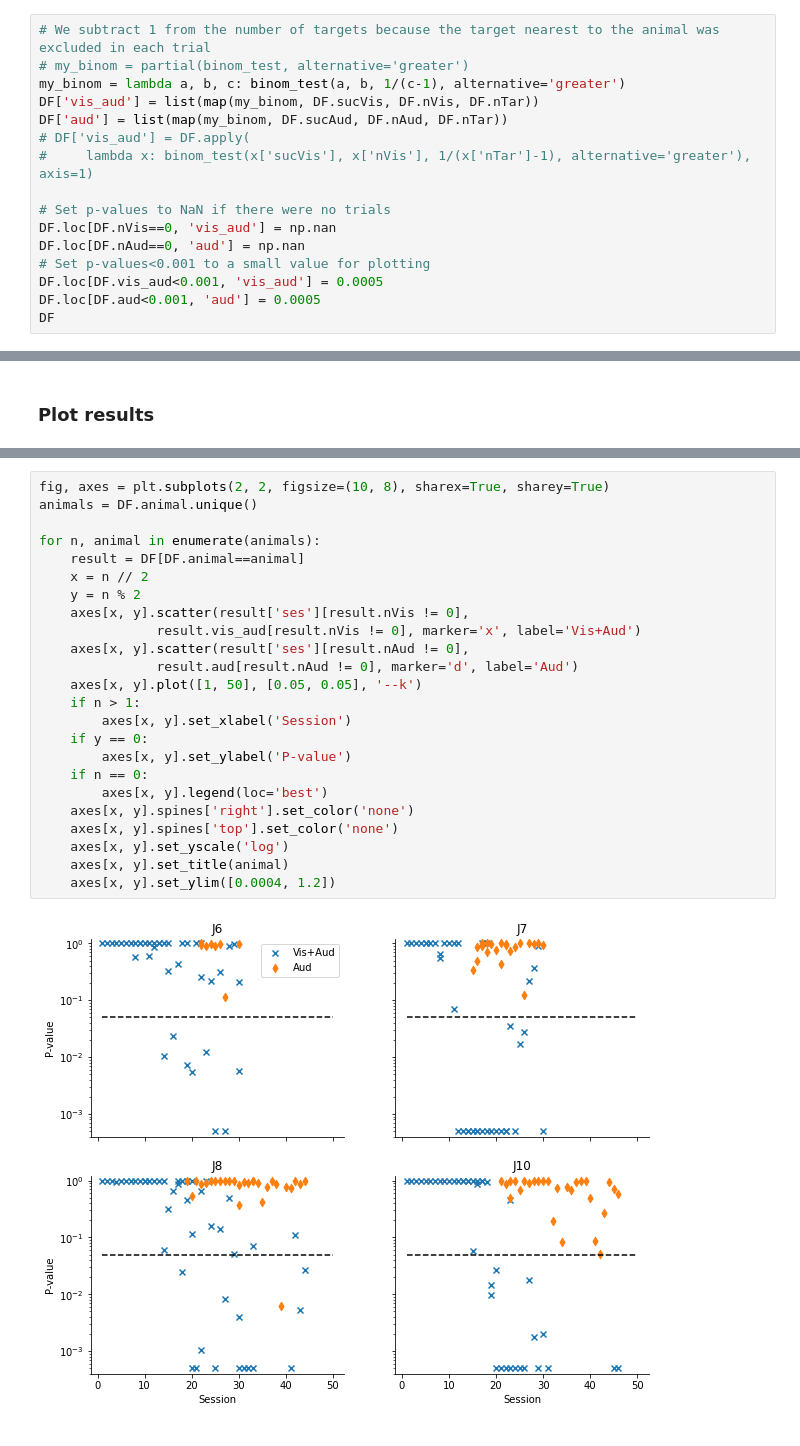
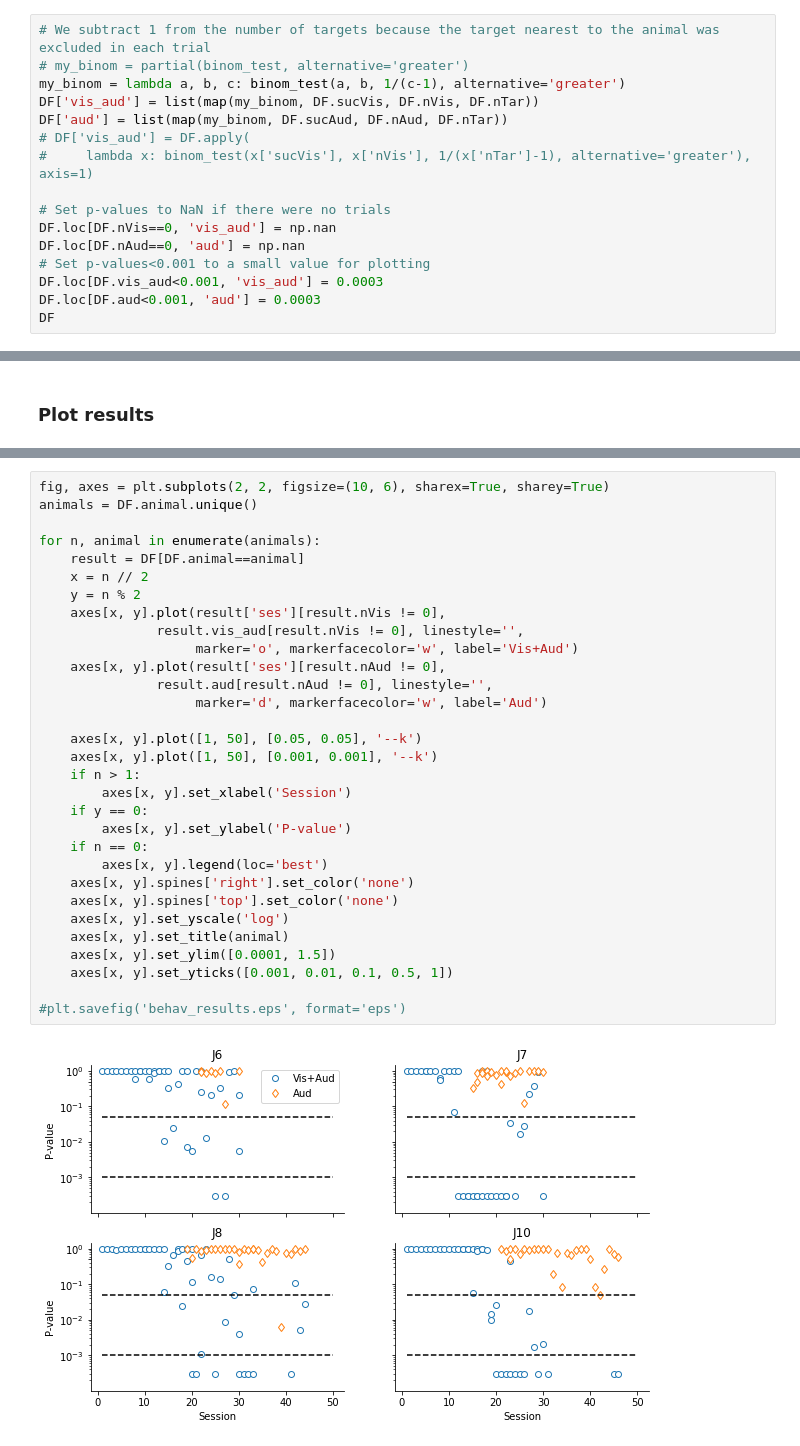
Before and after one commit to yoojin-chung/ED-CS, a Jupyter notebook: plot_behav.ipynb, the cells around one changed output, grey strips where cells are left out. Cells and saved outputs as stored; diff of their text form.

Commit message:
Edited plot for publication

```diff
--- a/plot_behav.ipynb
+++ b/plot_behav.ipynb
@@ -43,8 +43,8 @@ DF['aud'] = list(map(my_binom, DF.sucAud, DF.nAud, DF.nTar))
 DF.loc[DF.nVis==0, 'vis_aud'] = np.nan
 DF.loc[DF.nAud==0, 'aud'] = np.nan
 # Set p-values<0.001 to a small value for plotting
-DF.loc[DF.vis_aud<0.001, 'vis_aud'] = 0.0005
-DF.loc[DF.aud<0.001, 'aud'] = 0.0005
+DF.loc[DF.vis_aud<0.001, 'vis_aud'] = 0.0003
+DF.loc[DF.aud<0.001, 'aud'] = 0.0003
 DF
 # %% [output]
 |  | animal | ses | nTar | nVis | sucVis | nAud | sucAud | vis_aud | aud |
@@ -77,26 +90,33 @@ plt.ylim([0.0004, 1.2])
 # %%
-fig, axes = plt.subplots(2, 2, figsize=(10, 8), sharex=True, sharey=True)
+fig, axes = plt.subplots(2, 2, figsize=(10, 6), sharex=True, sharey=True)
 animals = DF.animal.unique()
 
 for n, animal in enumerate(animals):
     result = DF[DF.animal==animal]
     x = n // 2
     y = n % 2
-    axes[x, y].scatter(result['ses'][result.nVis != 0],
-               result.vis_aud[result.nVis != 0], marker='x', label='Vis+Aud')
-    axes[x, y].scatter(result['ses'][result.nAud != 0],
-               result.aud[result.nAud != 0], marker='d', label='Aud')
+    axes[x, y].plot(result['ses'][result.nVis != 0],
+               result.vis_aud[result.nVis != 0], linestyle='',
+                    marker='o', markerfacecolor='w', label='Vis+Aud')
+    axes[x, y].plot(result['ses'][result.nAud != 0],
+               result.aud[result.nAud != 0], linestyle='',
+                    marker='d', markerfacecolor='w', label='Aud')
+
     axes[x, y].plot([1, 50], [0.05, 0.05], '--k')
+    axes[x, y].plot([1, 50], [0.001, 0.001], '--k')
     if n > 1:
         axes[x, y].set_xlabel('Session')
     if y == 0:
         axes[x, y].set_ylabel('P-value')
     if n == 0:
         axes[x, y].legend(loc='best')
     axes[x, y].spines['right'].set_color('none')
     axes[x, y].spines['top'].set_color('none')
     axes[x, y].set_yscale('log')
     axes[x, y].set_title(animal)
-    axes[x, y].set_ylim([0.0004, 1.2])
+    axes[x, y].set_ylim([0.0001, 1.5])
+    axes[x, y].set_yticks([0.001, 0.01, 0.1, 0.5, 1])
+
+#plt.savefig('behav_results.eps', format='eps')
 # %% [output]
-[figure, old version]
+[figure, new version]
```
Also changed, not shown: parts of 3 cells of this notebook.
